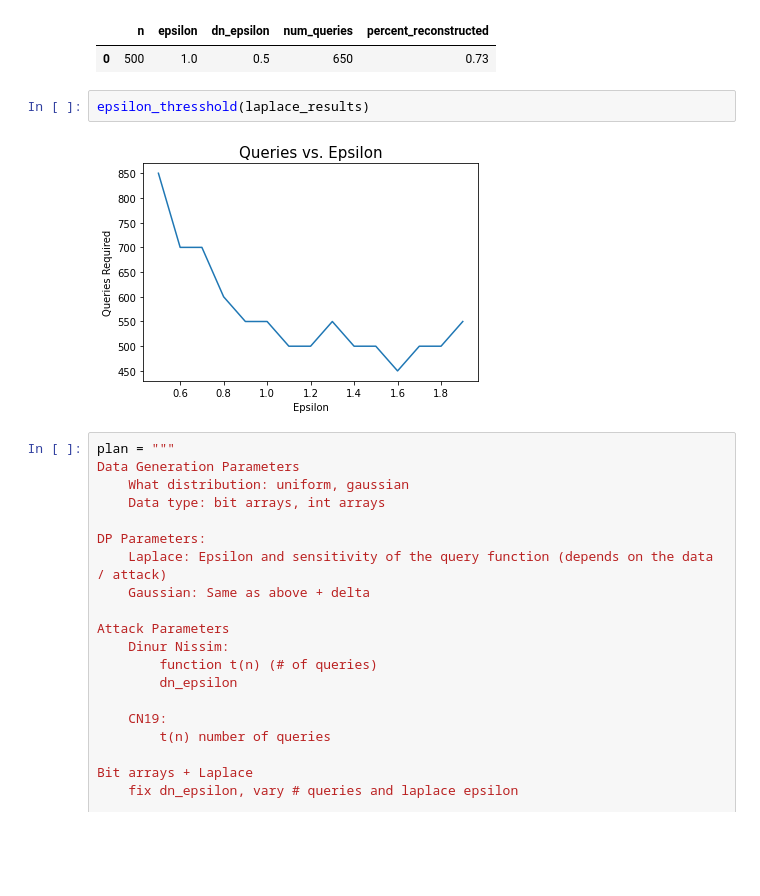
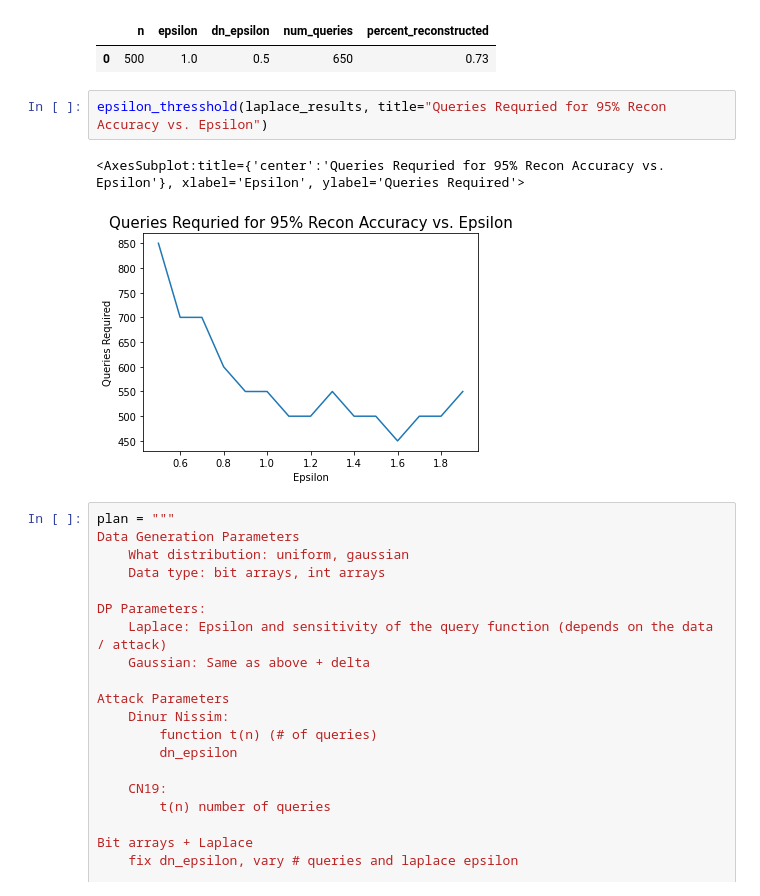
Before and after one commit to mgul999/cs226finalproject, a Jupyter notebook: 226 final project.ipynb, the cells around one changed output. Drawn from its saved outputs; the diff is of its cells as text; blank space fills up the shorter version.

```diff
--- a/226 final project.ipynb
+++ b/226 final project.ipynb
@@ -486,10 +530,11 @@ test_run_3
 # %% [output]
 |  | n | epsilon | dn_epsilon | num_queries | percent_reconstructed |
 | 0 | 500 | 1.0 | 0.5 | 650 | 0.73 |
-# %%
-epsilon_thresshold(laplace_results)
-# %% [output]
-[figure, removed]
+# %%
+epsilon_thresshold(laplace_results, title="Queries Requried for 95% Recon Accuracy vs. Epsilon")
+# %% [output]
+<AxesSubplot:title={'center':'Queries Requried for 95% Recon Accuracy vs. Epsilon'}, xlabel='Epsilon', ylabel='Queries Required'>
+[figure, added]
 # %%
 plan = """
 Data Generation Parameters
```
Also changed, not shown: parts of 7 cells of this notebook.
